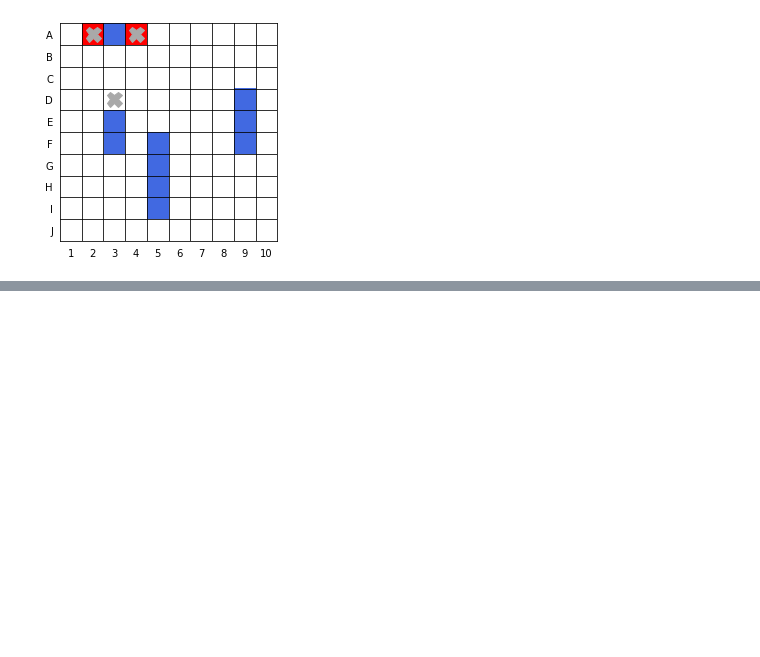
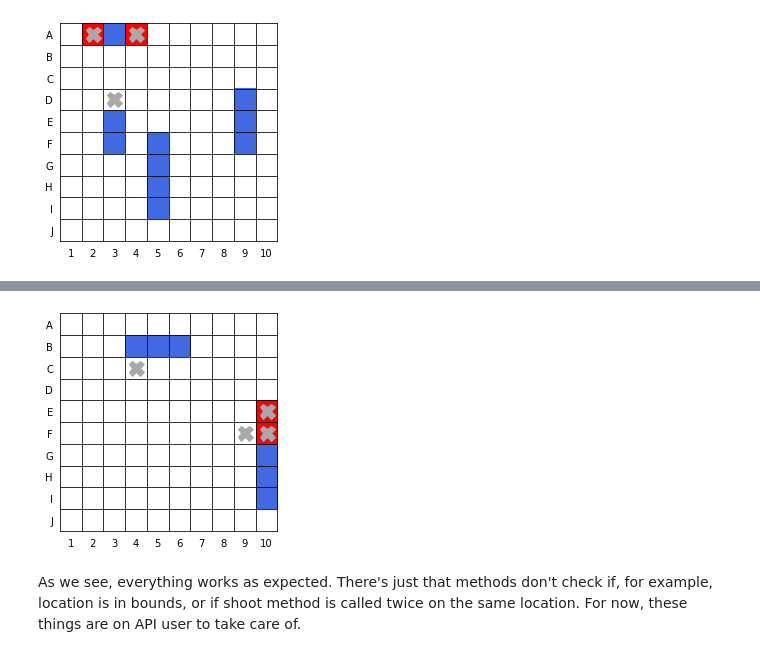
Before and after one commit to lnadi17/battleship-simulator, a Jupyter notebook: gameboard.ipynb, the cells around one changed output, grey strips where cells are left out. Cells and saved outputs as stored; diff of their text form; code cells hidden in the pictures; blank space fills up the shorter version.

```diff
--- a/gameboard.ipynb
+++ b/gameboard.ipynb
@@ -173,0 +296,6 @@ HIT!
+# %%
+board.get_figure()
+# %% [output]
+[figure, added]
+# %% [markdown]
+As we see, everything works as expected. There's just that methods don't check if, for example, location is in bounds, or if shoot method is called twice on the same location. For now, these things are on API user to take care of.
```
Also changed, not shown: parts of 9 cells of this notebook.
